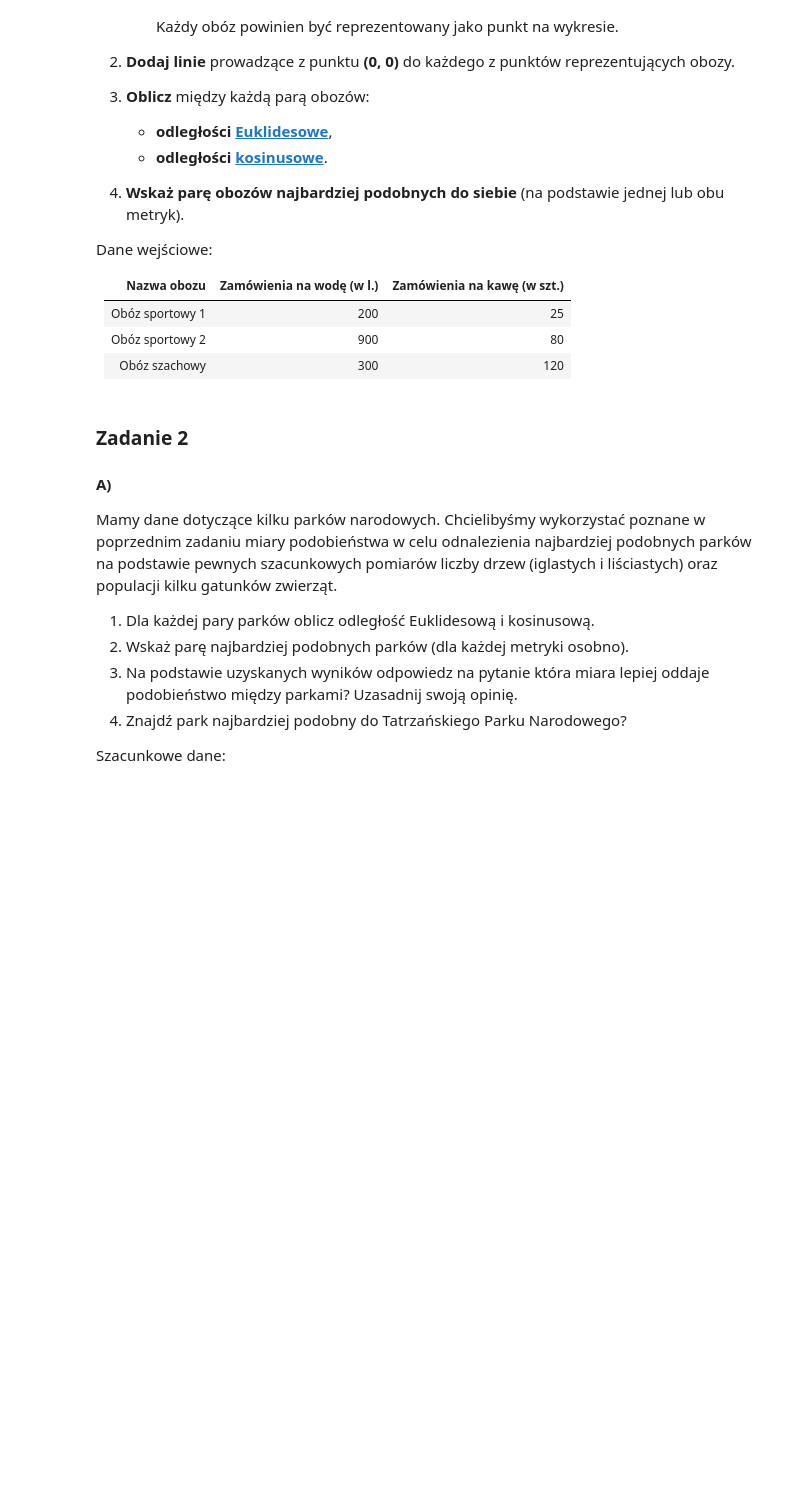
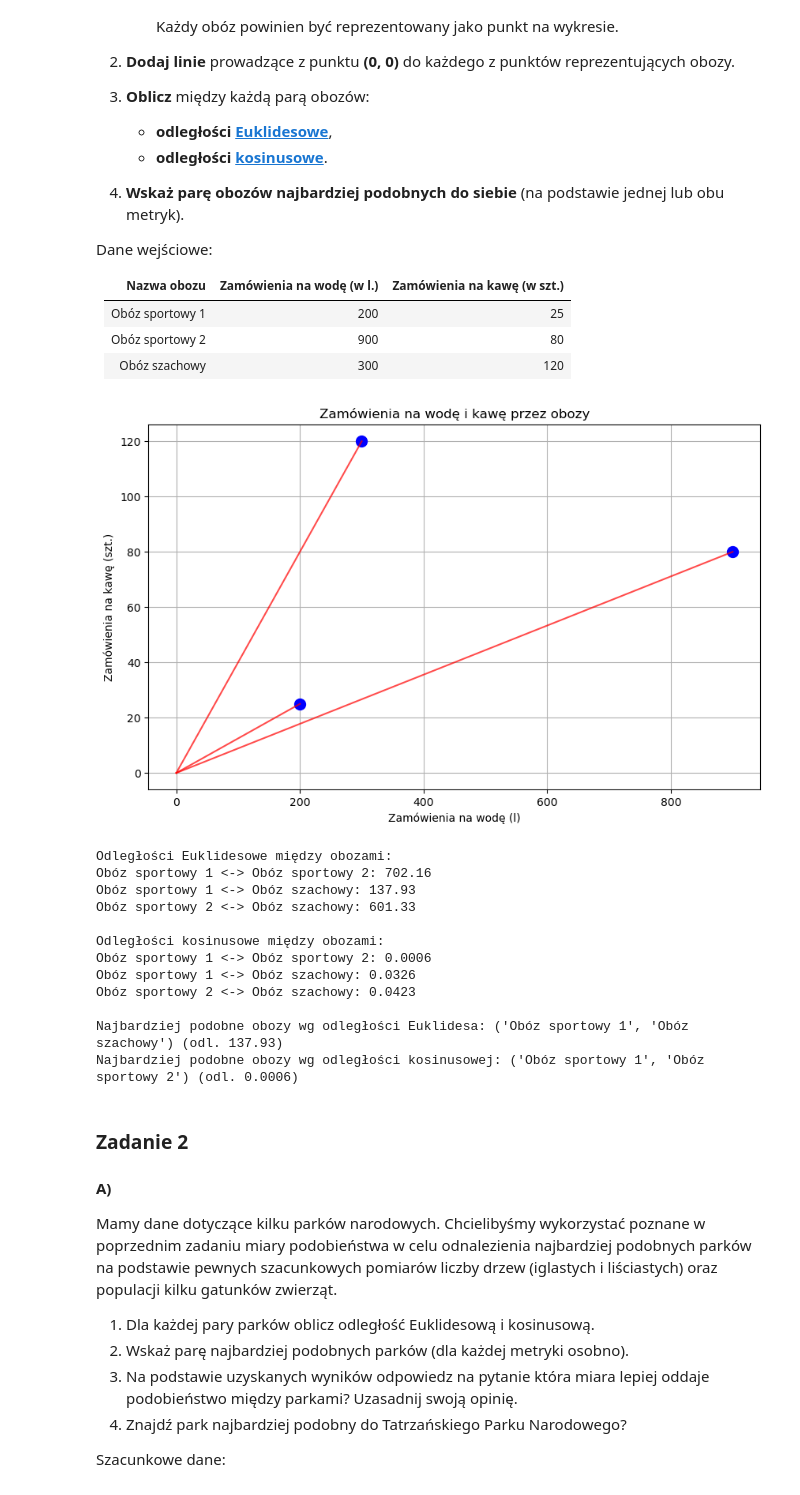
Before and after one commit to Lecrut/ai-ml_studies, a Jupyter notebook: amum/Lab10/Lab10.ipynb, the cells around one changed output. Cells and saved outputs as stored; diff of their text form; code cells hidden in the pictures; blank space fills up the shorter version.

```diff
--- a/amum/Lab10/Lab10.ipynb
+++ b/amum/Lab10/Lab10.ipynb
@@ -32,7 +32,64 @@ Dane wejściowe:
 | Obóz sportowy 2 | 900 | 80  |
 | Obóz szachowy   | 300 | 120 |
 # %%
-# UZUPEŁNIJ
+import matplotlib.pyplot as plt
+import numpy as np
+from scipy.spatial.distance import euclidean, cosine
+from itertools import combinations
+
+water = np.array([200, 900, 300])
+coffee = np.array([25, 80, 120])
+camp_names = ['Obóz sportowy 1', 'Obóz sportowy 2', 'Obóz szachowy']
+orders = np.column_stack((water, coffee))
+
+plt.figure(figsize=(10, 6))
+plt.plot(water, coffee, 'o', markersize=10, color='blue', label='Obozy')
+
+for x, y in zip(water, coffee):
+    plt.plot([0, x], [0, y], 'r-', alpha=0.7)
+
+plt.xlabel('Zamówienia na wodę (l)')
+plt.ylabel('Zamówienia na kawę (szt.)')
+plt.title('Zamówienia na wodę i kawę przez obozy')
+plt.grid(True)
+plt.show()
+
+eucl_dist = {}
+cos_dist = {}
+
+for (i, j) in combinations(range(3), 2):
+    eucl = euclidean(orders[i], orders[j])
+    cos = cosine(orders[i], orders[j])
+    eucl_dist[(camp_names[i], camp_names[j])] = eucl
+    cos_dist[(camp_names[i], camp_names[j])] = cos
+
+print("Odległości Euklidesowe między obozami:")
+for k, v in eucl_dist.items():
+    print(f"{k[0]} <-> {k[1]}: {v:.2f}")
+
+print("\nOdległości kosinusowe między obozami:")
+for k, v in cos_dist.items():
+    print(f"{k[0]} <-> {k[1]}: {v:.4f}")
+
+min_eucl = min(eucl_dist, key=eucl_dist.get)
+min_cos = min(cos_dist, key=cos_dist.get)
+
+print(f"\nNajbardziej podobne obozy wg odległości Euklidesa: {min_eucl} (odl. {eucl_dist[min_eucl]:.2f})")
+print(f"Najbardziej podobne obozy wg odległości kosinusowej: {min_cos} (odl. {cos_dist[min_cos]:.4f})")
+# %% [output]
+[figure, added]
+Odległości Euklidesowe między obozami:
+Obóz sportowy 1 <-> Obóz sportowy 2: 702.16
+Obóz sportowy 1 <-> Obóz szachowy: 137.93
+Obóz sportowy 2 <-> Obóz szachowy: 601.33
+
+Odległości kosinusowe między obozami:
+Obóz sportowy 1 <-> Obóz sportowy 2: 0.0006
+Obóz sportowy 1 <-> Obóz szachowy: 0.0326
+Obóz sportowy 2 <-> Obóz szachowy: 0.0423
+
+Najbardziej podobne obozy wg odległości Euklidesa: ('Obóz sportowy 1', 'Obóz szachowy') (odl. 137.93)
+Najbardziej podobne obozy wg odległości kosinusowej: ('Obóz sportowy 1', 'Obóz sportowy 2') (odl. 0.0006)
 # %% [markdown]
 ### Zadanie 2
 
```
Also changed, not shown: parts of 3 cells of this notebook.
